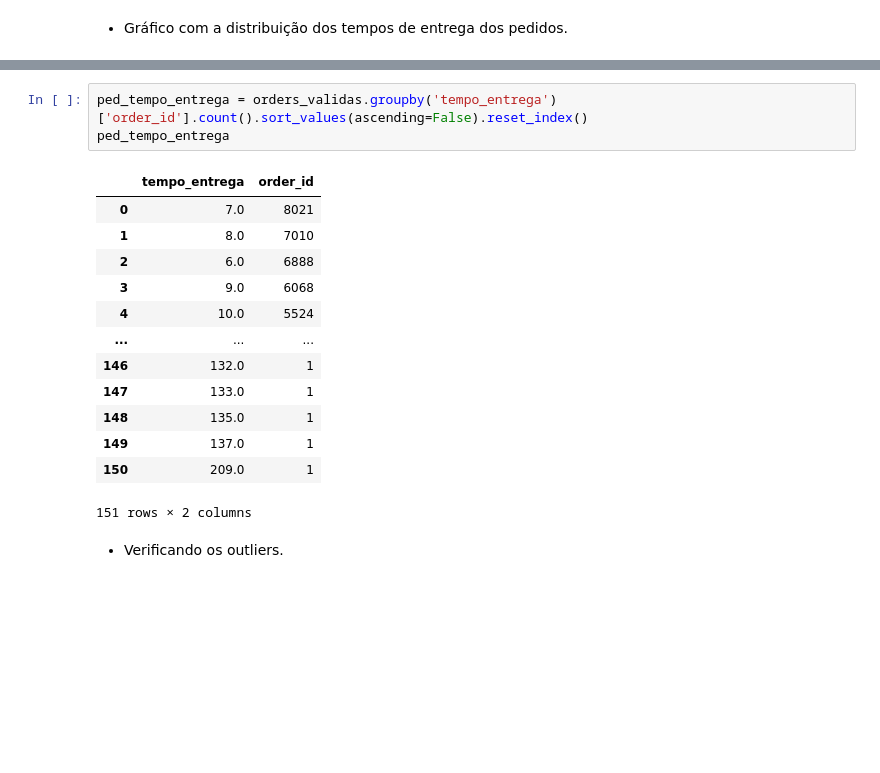
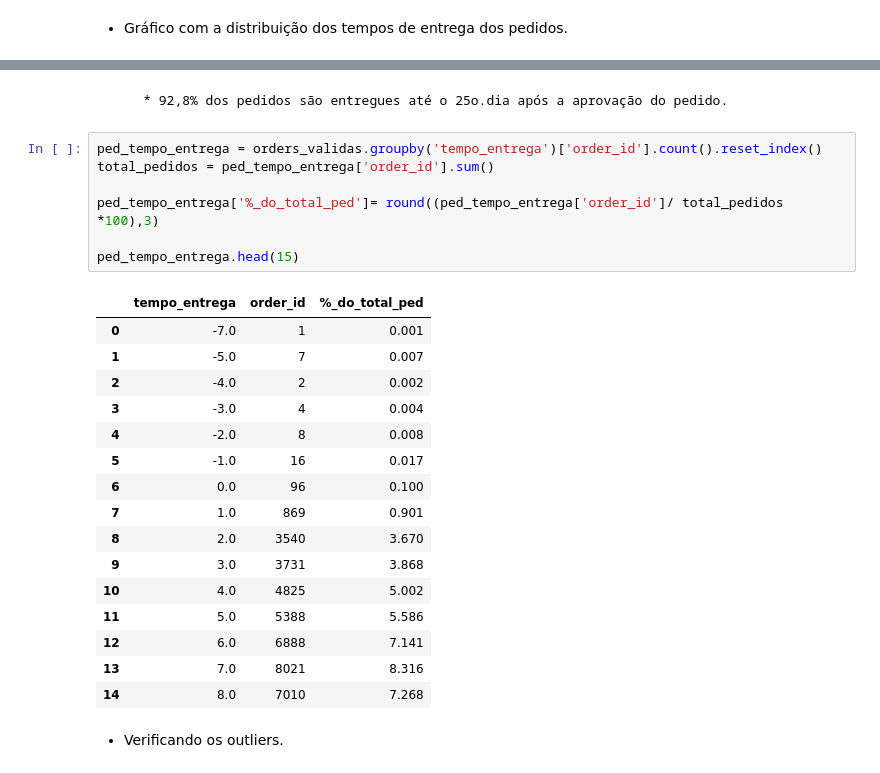
Before and after one commit to LucyMenges/Tech_Dados, a Jupyter notebook: Olist.ipynb, the cells around one changed output, grey strips where cells are left out. Drawn from its saved outputs; the diff is of its cells as text; blank space fills up the shorter version.

```diff
--- a/Olist.ipynb
+++ b/Olist.ipynb
@@ -495,20 +497,29 @@ plt.show()
+# %% [markdown]
+        * 92,8% dos pedidos são entregues até o 25o.dia após a aprovação do pedido.
 # %%
-ped_tempo_entrega = orders_validas.groupby('tempo_entrega')['order_id'].count().sort_values(ascending=False).reset_index()
-ped_tempo_entrega
+ped_tempo_entrega = orders_validas.groupby('tempo_entrega')['order_id'].count().reset_index()
+total_pedidos = ped_tempo_entrega['order_id'].sum()
+
+ped_tempo_entrega['%_do_total_ped']= round((ped_tempo_entrega['order_id']/ total_pedidos *100),3)
+
+ped_tempo_entrega.head(15)
 # %% [output]
-|  | tempo_entrega | order_id |
-| 0 | 7.0 | 8021 |
-| 1 | 8.0 | 7010 |
-| 2 | 6.0 | 6888 |
-| 3 | 9.0 | 6068 |
-| 4 | 10.0 | 5524 |
-| ... | ... | ... |
-| 146 | 132.0 | 1 |
-| 147 | 133.0 | 1 |
-| 148 | 135.0 | 1 |
-| 149 | 137.0 | 1 |
-| 150 | 209.0 | 1 |
+|  | tempo_entrega | order_id | %_do_total_ped |
+| 0 | -7.0 | 1 | 0.001 |
+| 1 | -5.0 | 7 | 0.007 |
+| 2 | -4.0 | 2 | 0.002 |
+| 3 | -3.0 | 4 | 0.004 |
+| 4 | -2.0 | 8 | 0.008 |
+| 5 | -1.0 | 16 | 0.017 |
+| 6 | 0.0 | 96 | 0.100 |
+| 7 | 1.0 | 869 | 0.901 |
+| 8 | 2.0 | 3540 | 3.670 |
+| 9 | 3.0 | 3731 | 3.868 |
+| 10 | 4.0 | 4825 | 5.002 |
+| 11 | 5.0 | 5388 | 5.586 |
+| 12 | 6.0 | 6888 | 7.141 |
+| 13 | 7.0 | 8021 | 8.316 |
+| 14 | 8.0 | 7010 | 7.268 |
-151 rows × 2 columns
 # %% [markdown]
 * Verificando os outliers.
 # %%
```
Also changed, not shown: parts of 93 cells of this notebook, 1 other file.
